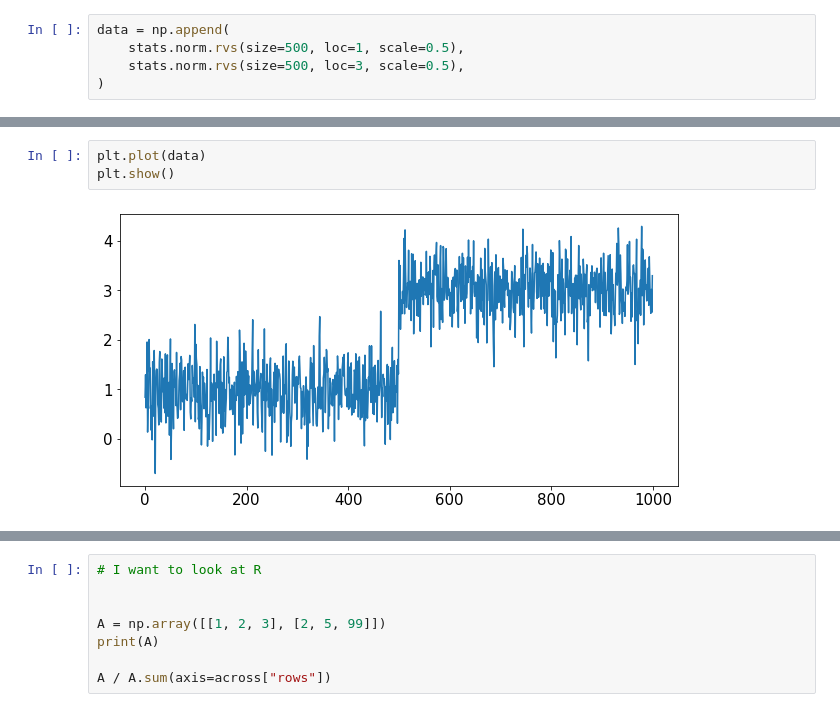
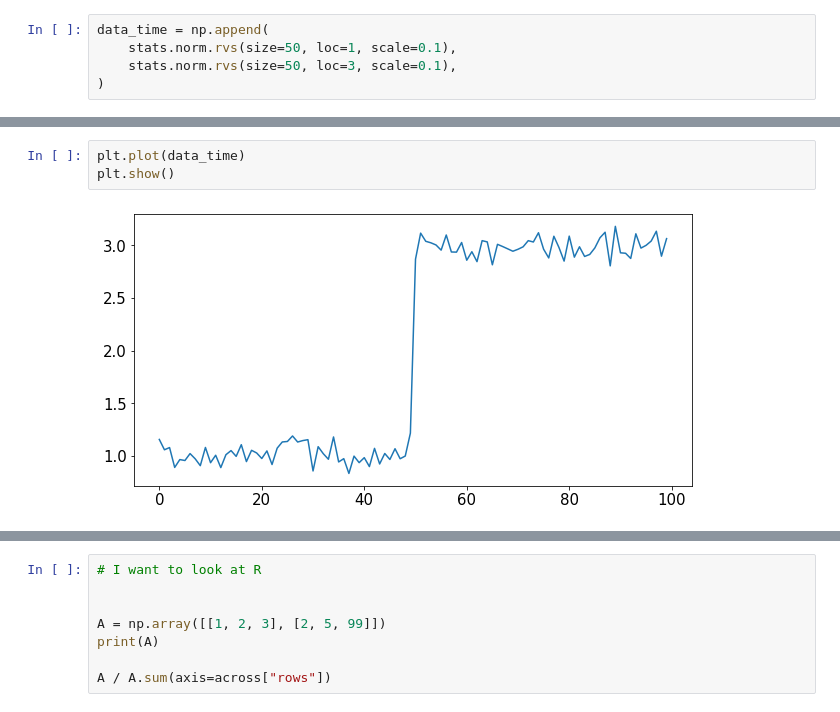
Before and after one commit to sithankanna/naive-bayesians, a Jupyter notebook: misc/hierarchical_bayesian/bayesian_online_change_point_detection.ipynb, the cells around one changed output, grey strips where cells are left out. Cells and saved outputs as stored; diff of their text form.

```diff
--- a/misc/hierarchical_bayesian/bayesian_online_change_point_detection.ipynb
+++ b/misc/hierarchical_bayesian/bayesian_online_change_point_detection.ipynb
@@ -13,17 +13,17 @@ plt.rcParams["font.size"] = 15
 # %% [output]
 [interactive output not drawn]
 # %%
-data = np.append(
-    stats.norm.rvs(size=500, loc=1, scale=0.5),
-    stats.norm.rvs(size=500, loc=3, scale=0.5),
+data_time = np.append(
+    stats.norm.rvs(size=50, loc=1, scale=0.1),
+    stats.norm.rvs(size=50, loc=3, scale=0.1),
 )
 # %% [output]
 [interactive output not drawn]
 # %%
-plt.plot(data)
+plt.plot(data_time)
 plt.show()
 # %% [output]
-[figure, old version]
+[figure, new version]
 [interactive output not drawn]
 # %%
 data = [1, 2, 3, 4]
```
Also changed, not shown: parts of 25 cells of this notebook.
